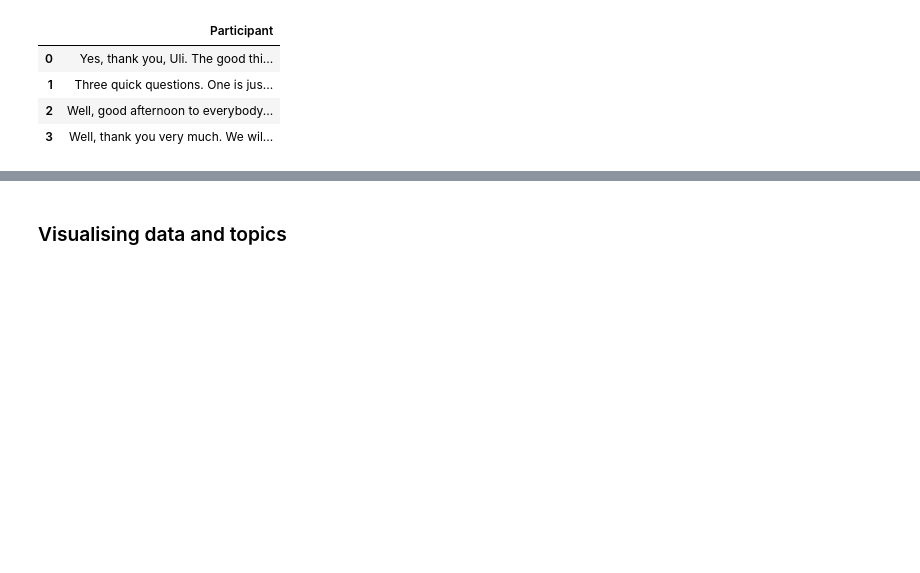
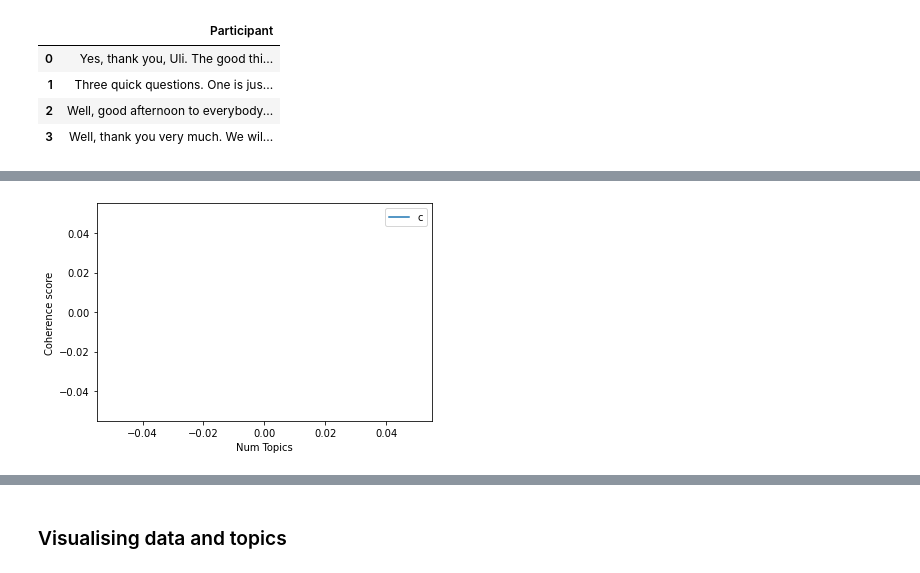
Before and after one commit to BoE-ARP-Bayes-MSc-BA/topic_modelling, a Jupyter notebook: tm_1.ipynb, the cells around one changed output, grey strips where cells are left out. Saved outputs shown, nothing was run; the diff lists cells and outputs as text; code cells hidden in the pictures; blank space fills up the shorter version.

Commit message:
model tuning

```diff
--- a/tm_1.ipynb
+++ b/tm_1.ipynb
@@ -35,3 +36,6 @@ data
 | 1 | Three quick questions. One is jus... |
 | 2 | Well, good afternoon to everybody... |
 | 3 | Well, thank you very much. We wil... |
+# %%
+data_tim = pd.read_csv('/Users/matheusmaciel/CASS/MSc 2021-22 /ARP /data_collecting/paragraph_split_df.csv')
+data_tim
@@ -95,0 +139,41 @@ lda_model = gensim.models.ldamodel.LdaModel(corpus=corpus,
+# %%
+def compute_coherence_values(dictionary, corpus, texts, limit, start=2, step=3):
+    """
+    Compute c_v coherence for various number of topics
+
+    Parameters:
+    ----------
+    dictionary : Gensim dictionary
+    corpus : Gensim corpus
+    texts : List of input texts
+    limit : Max num of topics
+
+    Returns:
+    -------
+    model_list : List of LDA topic models
+    coherence_values : Coherence values corresponding to the LDA model with respective number of topics
+    """
+    coherence_values = []
+    model_list = []
+
+    for num_topics in range(start, limit, step):
+        model = gensim.models.ldamodel.LdaModel(corpus=corpus, id2word=id2word, num_topics=num_topics)
+        model_list.append(model)
+        coherencemodel = CoherenceModel(model=model, texts=texts, dictionary=dictionary, coherence='c_v')
+        coherence_values.append(coherencemodel.get_coherence())
+
+    return model_list, coherence_values
+
+# Can take a long time to run.
+model_list, coherence_values = compute_coherence_values(dictionary=id2word, corpus=corpus, texts=lemmatized_texts, start=2, limit=20, step=6)
+# %%
+# Show graph
+limit=20; start=2; step=6;
+x = range(start, limit, step)
+plt.plot(x, coherence_values)
+plt.xlabel("Num Topics")
+plt.ylabel("Coherence score")
+plt.legend(("coherence_values"), loc='best')
+plt.show()
+# %% [output]
+[figure, added]
```
Also changed, not shown: parts of 10 cells of this notebook.
